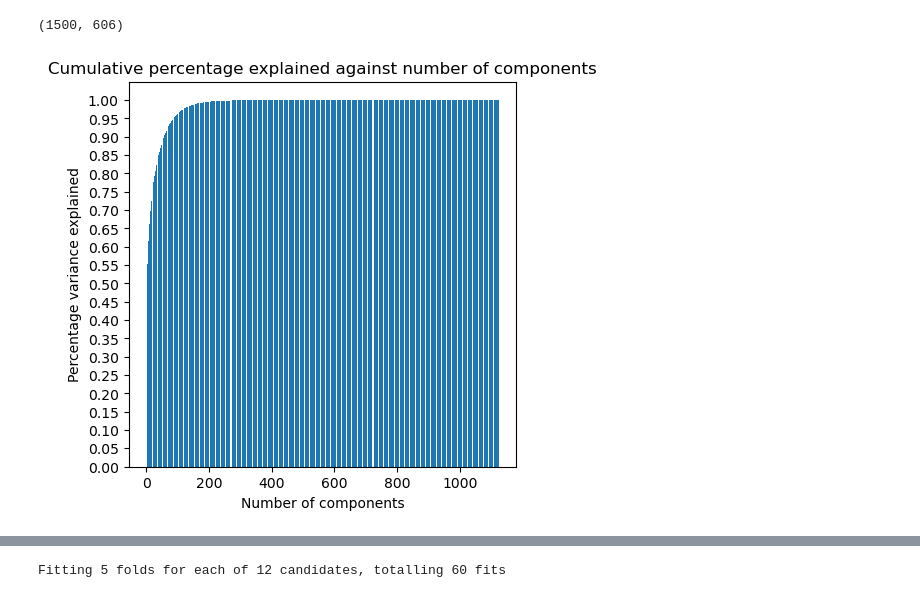
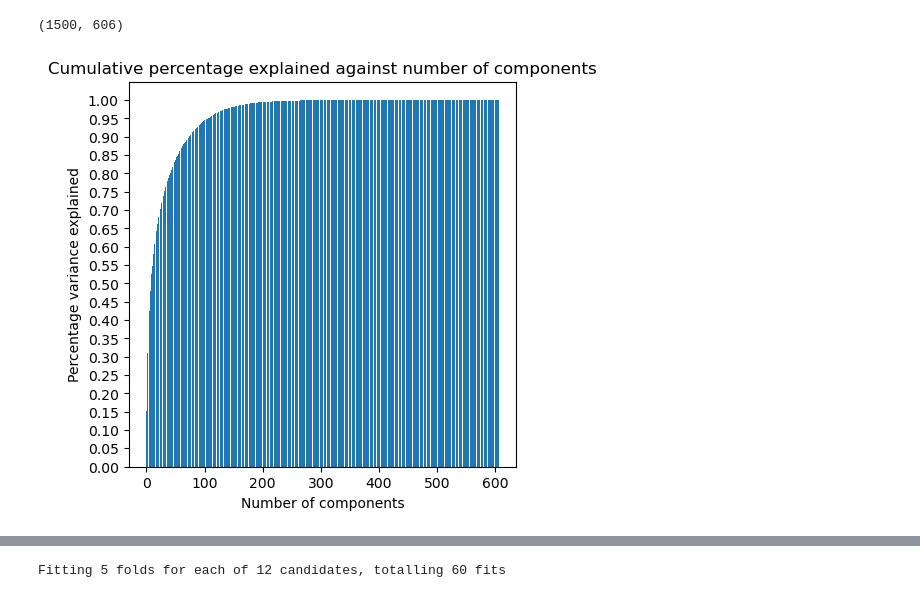
Before and after one commit to Jobs27/AP_groupassignment-, a Jupyter notebook: group_assignment_inhibitor_classifier.ipynb, the cells around one changed output, grey strips where cells are left out. Cells and saved outputs as stored; diff of their text form; code cells hidden in the pictures.

```diff
--- a/group_assignment_inhibitor_classifier.ipynb
+++ b/group_assignment_inhibitor_classifier.ipynb
@@ -165,23 +151,23 @@ X_train_mor.shape
 # %%
 #perform PCA on training features as feature selection
 
 scaler = StandardScaler()
 matrix_mordred_scaled = scaler.fit_transform(X_train_mor)
 df_train_mordred_pca = pd.DataFrame(matrix_mordred_scaled, columns=X_train_mor.columns)
 
-covariance_matrix =X_train_mor_pca.cov().to_numpy()
+covariance_matrix =df_train_mordred_pca.cov().to_numpy()
 w,v = LA.eig(covariance_matrix)
 #print(w[0]/sum(w))
 explained = np.cumsum(w/sum(w))
 #print(explained)
 amount_variables = [*range(len(explained))]
 
 fig = plt.figure(figsize =(5, 5))
 plt.bar(amount_variables, explained)
 plt.yticks(np.arange(0, 1.05, 0.05))
 plt.ylabel('Percentage variance explained')
 plt.xlabel('Number of components')
 plt.title('Cumulative percentage explained against number of components')
 plt.show()
 # %% [output]
-[figure, old version]
+[figure, new version]
```
Also changed, not shown: parts of 6 cells of this notebook, 2 other files.
